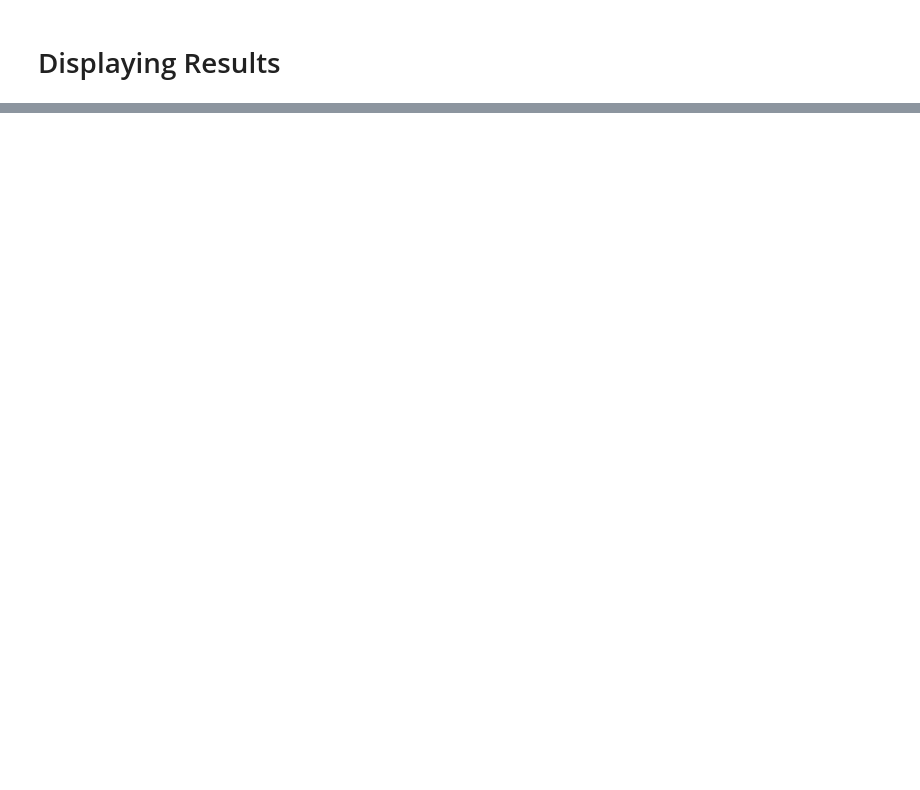
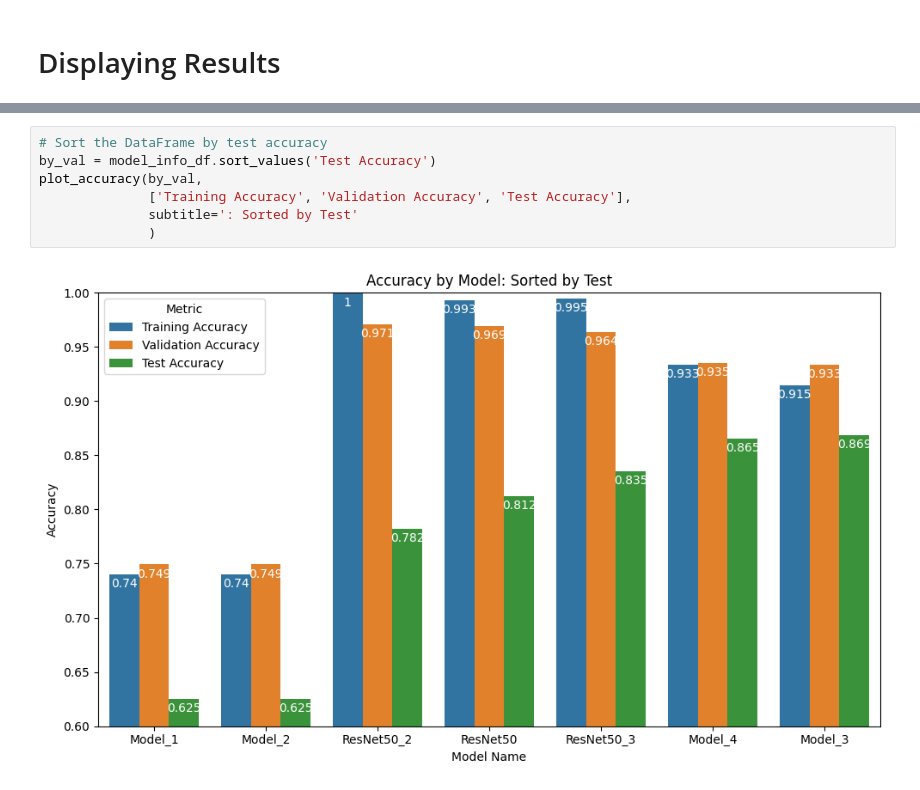
Before and after one commit to JosiahBeynon/detect-pneumonia-xray, a Jupyter notebook: Detect_Pneumonia_Using_X_Ray_Images_with_CNNs_and_Transfer_Learning.ipynb, the cells around one changed output, grey strips where cells are left out. Drawn from its saved outputs; the diff is of its cells as text; blank space fills up the shorter version.

```diff
--- a/Detect_Pneumonia_Using_X_Ray_Images_with_CNNs_and_Transfer_Learning.ipynb
+++ b/Detect_Pneumonia_Using_X_Ray_Images_with_CNNs_and_Transfer_Learning.ipynb
@@ -769,0 +897,9 @@ for model in model_list:
+# %%
+# Sort the DataFrame by test accuracy
+by_val = model_info_df.sort_values('Test Accuracy')
+plot_accuracy(by_val,
+              ['Training Accuracy', 'Validation Accuracy', 'Test Accuracy'],
+              subtitle=': Sorted by Test'
+              )
+# %% [output]
+[figure, added]
```
Also changed, not shown: parts of 29 cells of this notebook.
